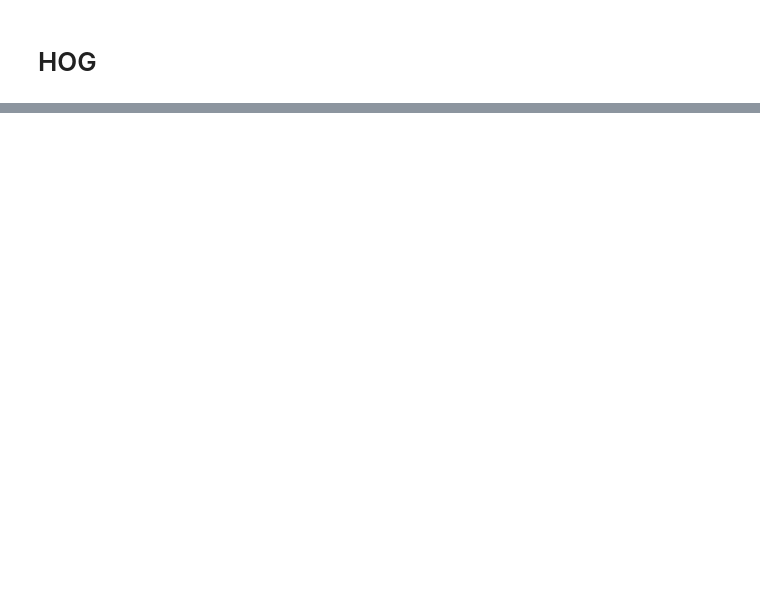
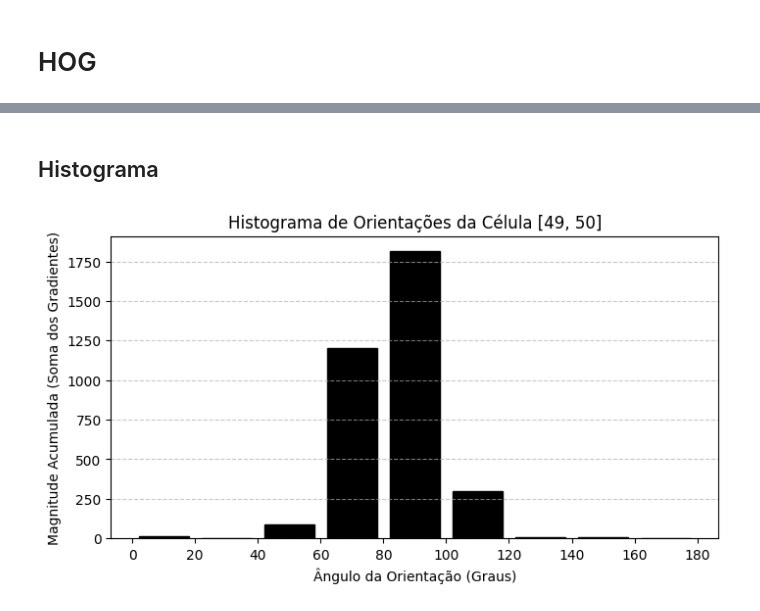
Before and after one commit to jose-roberto/INF492-CV-TF, a Jupyter notebook: hog.ipynb, the cells around one changed output, grey strips where cells are left out. Cells and saved outputs as stored; diff of their text form; code cells hidden in the pictures; blank space fills up the shorter version.

```diff
--- a/hog.ipynb
+++ b/hog.ipynb
@@ -134,0 +134,4 @@ Tamanho do Vetor HOG Final: (3780,)
+# %%
+cell_size = 8
+line_color = (0, 255, 0)
+line_thickness = 1
@@ -134,0 +297,21 @@ Tamanho do Vetor HOG Final: (3780,)
+# %%
+H, W = gray_img.shape
+
+print(f"Dimensões: Altura={H}, Largura={W}")
+
+n_cells_y = H // cell_size
+n_cells_x = W // cell_size
+
+idx_center_y = n_cells_y // 2
+idx_center_x = n_cells_x // 2
+
+top = idx_center_y * cell_size
+left = idx_center_x * cell_size
+
+print(f"Célula Central (índices): [{idx_center_y}, {idx_center_x}]")
+print(f"Coordenadas em Pixels (top, left): {top}, {left}")
+
+gx, gy = compute_gradients(gray_img)
+block_h, block_w = cell_size, cell_size
+
+plot_gradients_view(gray_img, gx, gy, top, left, block_h, block_w, cell_size=8)
@@ -134,0 +326,22 @@ Tamanho do Vetor HOG Final: (3780,)
+# %% [markdown]
+## Histograma
+# %%
+hist_da_celula = hog_cells[idx_center_y, idx_center_x]
+
+n_bins = 9
+bin_width = 180 / n_bins
+
+bin_centers = np.arange(0, 180, bin_width) + (bin_width / 2)
+
+plt.figure(figsize=(8, 4))
+plt.bar(bin_centers, hist_da_celula, width=bin_width * 0.8, color='black', edgecolor='black')
+
+plt.xlabel('Ângulo da Orientação (Graus)')
+plt.ylabel('Magnitude Acumulada (Soma dos Gradientes)')
+plt.title(f'Histograma de Orientações da Célula [{n_cells_y}, {n_cells_x}]')
+plt.xticks(np.arange(0, 181, 20))
+plt.grid(axis='y', linestyle='--', alpha=0.7)
+
+plt.show()
+# %% [output]
+[figure, added]
```
Also changed, not shown: parts of 26 cells of this notebook, 4 other files.
